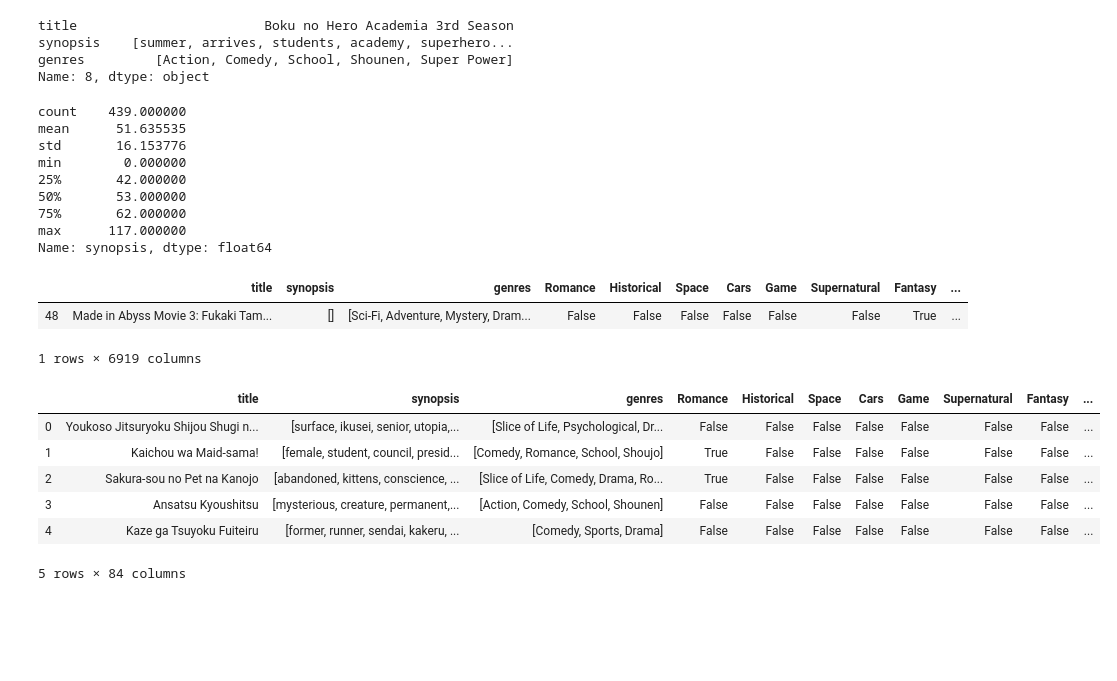
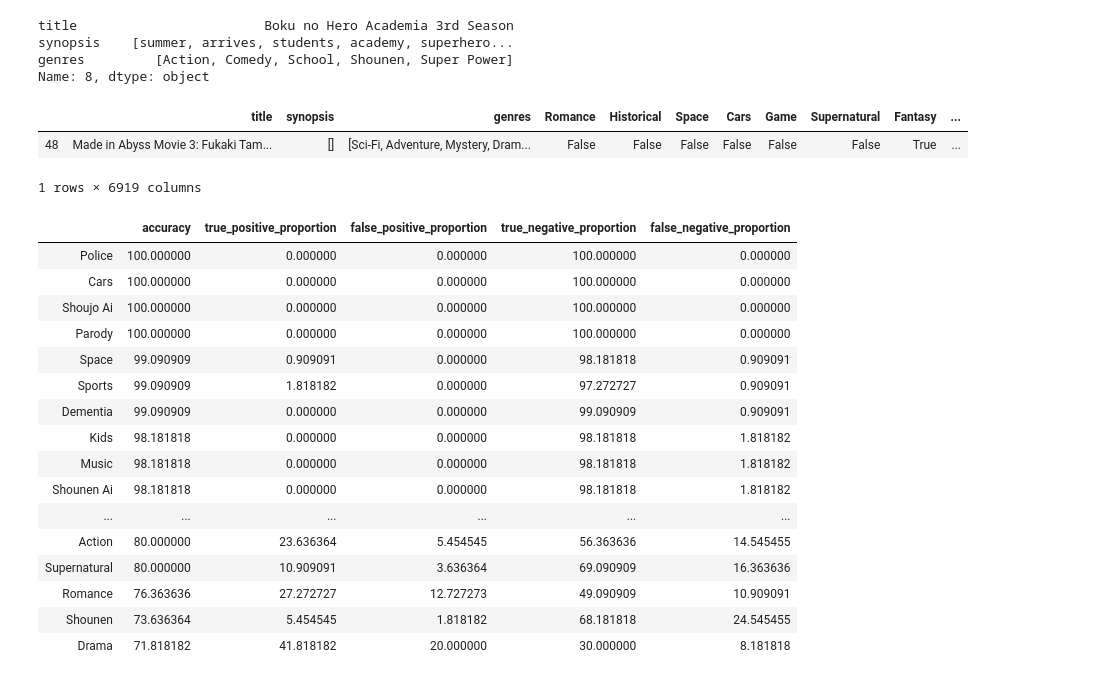
Before and after one commit to MaximeBastion/Anime_Classifier_Bayes, a Jupyter notebook: Anime_Classifier_Bayes.ipynb, the cells around one changed output. Cells and saved outputs as stored; diff of their text form; code cells hidden in the pictures; blank space fills up the shorter version.

Commit message:
parameters save and load support, computing stats on prediction accuracy

```diff
--- a/Anime_Classifier_Bayes.ipynb
+++ b/Anime_Classifier_Bayes.ipynb
@@ -15,6 +15,19 @@ The API we will use is [Jikan](https://jikan.docs.apiary.io/), an unofficial API
 It does no require any authentication.
 
 The only type of request we will use fetches the most popular animes of a specific genre, divided by pages of 99 animes ([doc](https://jikan.docs.apiary.io/#reference/0/genre)).
+# %%
+import requests
+import json
+import pandas as pd
+import time
+import re
+import os.path
+from os import path
+
+class Constants:
+    FORCE_API_GET = False
+    FORCE_COMPUTE_PARAMETERS = False
+    ANIMES_CSV_FILENAME = "animes_from_api.csv"
 # %%
 # gets the first page of the most popular animes of genre of id 8 (Drama).
 # then converts it to a python dictionary
@@ -150,8 +159,8 @@ def get_df(animes):
         genres.append(anime.genres)
     return pd.DataFrame(data = {"title": titles, "synopsis": synopses, "genres": genres})
 # %%
-anime_objs = simplify(response)
-df = get_df(anime_objs)
+# anime_objs = simplify(response)
+# df = get_df(anime_objs)
 # %%
 # get request to get the first page of animes of a genre
 def request_genre(genre_id, page=1):
@@ -196,0 +194,15 @@ animes.head()
+# %%
+# We only fetch API data if we did not already do it and saved it, or if we set it to do it regardless (new data?)
+if not path.isfile(Constants.ANIMES_CSV_FILENAME) or Constants.FORCE_API_GET:
+    print("Fetching & saving anime data")
+    animes = fetch_data(genres_name)
+    animes.to_csv(Constants.ANIMES_CSV_FILENAME, index = False)
+else:
+    print("Loading anime data")
+    animes = pd.read_csv(Constants.ANIMES_CSV_FILENAME)
+    # the synopsis column is saved and loaded as strings, not lists. We need to convert it back to lists
+    animes["synopsis"] = animes["synopsis"].str.replace('[', '').str.replace(']', '').str.replace("'", '').str.replace(',', '').str.split()
+
+
+print("Loaded " + str(animes.shape[0]) + " animes")
+animes.head()
@@ -506,12 +582,0 @@ def load_parameters(filename="parameters.json", filename_no="parameters_no.json"
-# %%
-training_set_clean["synopsis"].apply(len).describe()
-# %% [output]
-count    439.000000
-mean      51.635535
-std       16.153776
-min        0.000000
-25%       42.000000
-50%       53.000000
-75%       62.000000
-max      117.000000
-Name: synopsis, dtype: float64
@@ -530,12 +591,25 @@ t_d
 # %%
 isolated_test_set = test_set.copy()
 predict_all(isolated_test_set)
-isolated_test_set.head()
+compute_accuracy_per_anime(isolated_test_set)
+isolated_test_set.head(10)
+# (isolated_test_set["accuracy_per_anime"] >= 97).sum() / len(isolated_test_set)
+get_accuracy_per_genre_df(isolated_test_set)
 # %% [output]
-|  | title | synopsis | genres | Romance | Historical | Space | Cars | Game | Supernatural | Fantasy | ... |
-| 0 | Youkoso Jitsuryoku Shijou Shugi n... | [surface, ikusei, senior, utopia,... | [Slice of Life, Psychological, Dr... | False | False | False | False | False | False | False | ... |
-| 1 | Kaichou wa Maid-sama! | [female, student, council, presid... | [Comedy, Romance, School, Shoujo] | True | False | False | False | False | False | False | ... |
-| 2 | Sakura-sou no Pet na Kanojo | [abandoned, kittens, conscience, ... | [Slice of Life, Comedy, Drama, Ro... | True | False | False | False | False | False | False | ... |
-| 3 | Ansatsu Kyoushitsu | [mysterious, creature, permanent,... | [Action, Comedy, School, Shounen] | False | False | False | False | False | False | False | ... |
-| 4 | Kaze ga Tsuyoku Fuiteiru | [former, runner, sendai, kakeru, ... | [Comedy, Sports, Drama] | False | False | False | False | False | False | False | ... |
+|  | accuracy | true_positive_proportion | false_positive_proportion | true_negative_proportion | false_negative_proportion |
+| Police | 100.000000 | 0.000000 | 0.000000 | 100.000000 | 0.000000 |
+| Cars | 100.000000 | 0.000000 | 0.000000 | 100.000000 | 0.000000 |
+| Shoujo Ai | 100.000000 | 0.000000 | 0.000000 | 100.000000 | 0.000000 |
+| Parody | 100.000000 | 0.000000 | 0.000000 | 100.000000 | 0.000000 |
+| Space | 99.090909 | 0.909091 | 0.000000 | 98.181818 | 0.909091 |
+| Sports | 99.090909 | 1.818182 | 0.000000 | 97.272727 | 0.909091 |
+| Dementia | 99.090909 | 0.000000 | 0.000000 | 99.090909 | 0.909091 |
+| Kids | 98.181818 | 0.000000 | 0.000000 | 98.181818 | 1.818182 |
+| Music | 98.181818 | 0.000000 | 0.000000 | 98.181818 | 1.818182 |
+| Shounen Ai | 98.181818 | 0.000000 | 0.000000 | 98.181818 | 1.818182 |
+| ... | ... | ... | ... | ... | ... |
+| Action | 80.000000 | 23.636364 | 5.454545 | 56.363636 | 14.545455 |
+| Supernatural | 80.000000 | 10.909091 | 3.636364 | 69.090909 | 16.363636 |
+| Romance | 76.363636 | 27.272727 | 12.727273 | 49.090909 | 10.909091 |
+| Shounen | 73.636364 | 5.454545 | 1.818182 | 68.181818 | 24.545455 |
+| Drama | 71.818182 | 41.818182 | 20.000000 | 30.000000 | 8.181818 |
-5 rows × 84 columns
```
Also changed, not shown: parts of 20 cells of this notebook.
